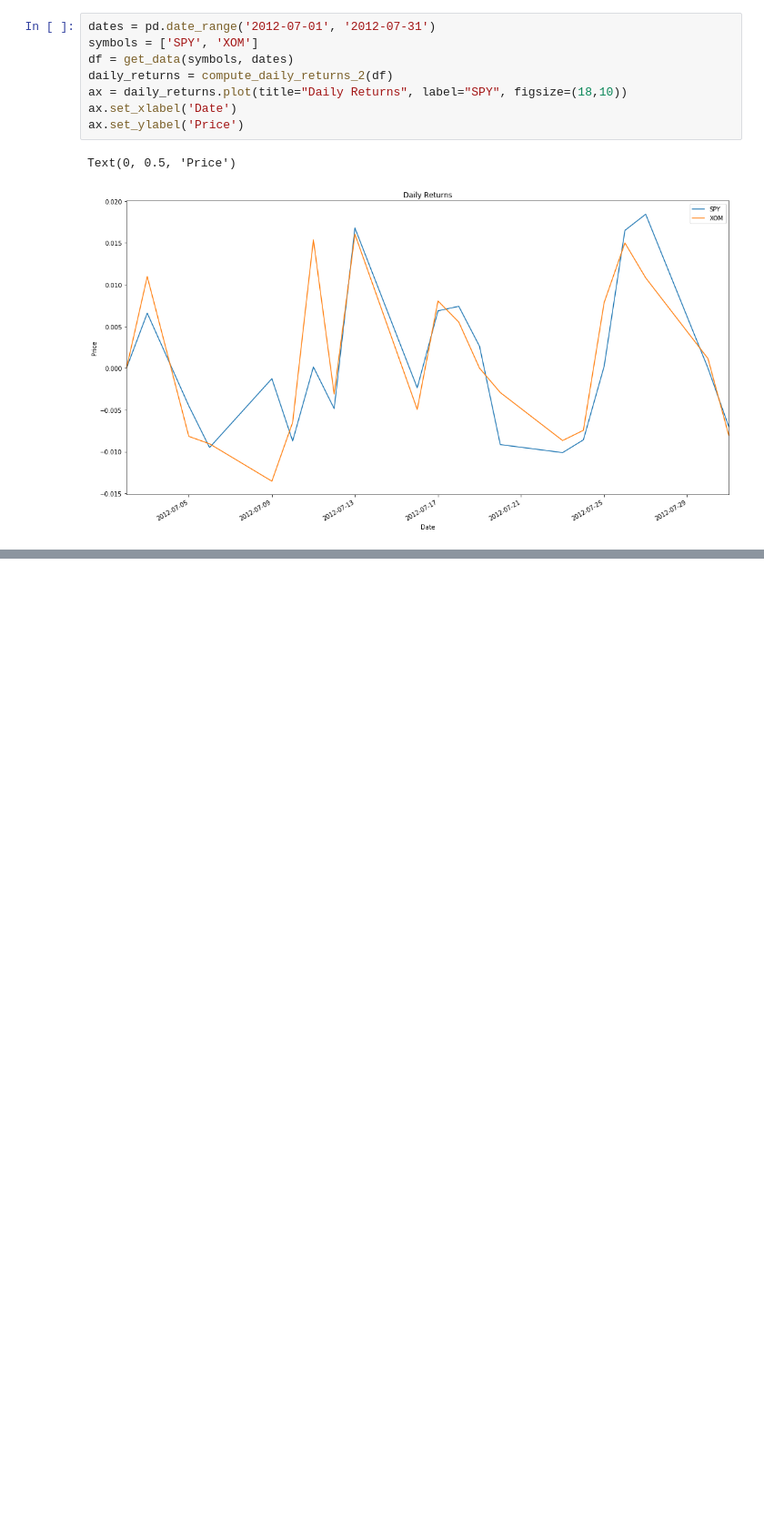
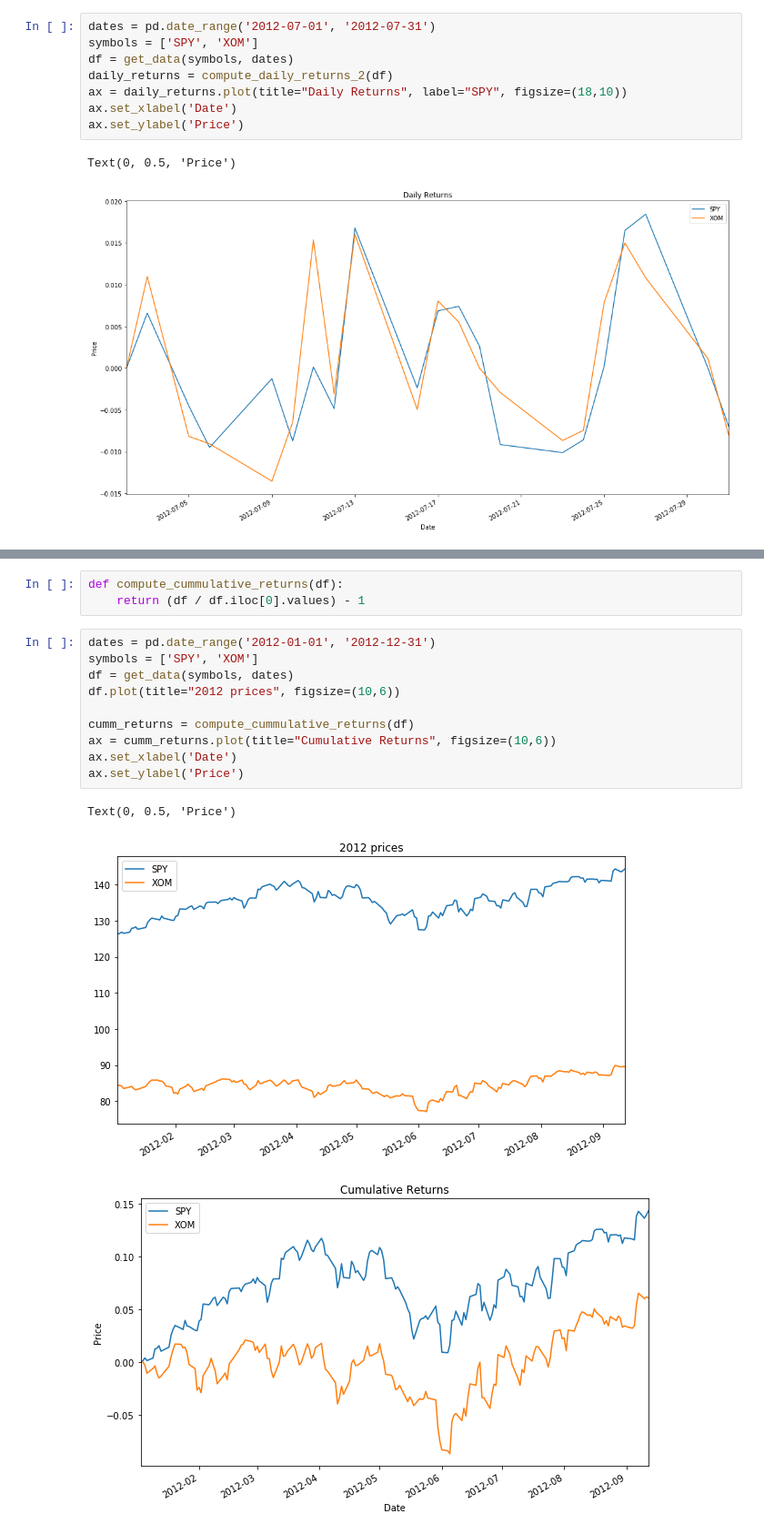
Before and after one commit to skharel/ML4T-Lecture-Notes, a Jupyter notebook: 1-4.ipynb, the cells around one changed output, grey strips where cells are left out. Shown at 91% size. Saved outputs shown, nothing was run; the diff lists cells and outputs as text; blank space fills up the shorter version.

```diff
--- a/1-4.ipynb
+++ b/1-4.ipynb
@@ -150,0 +155,17 @@ Text(0, 0.5, 'Price')
+# %%
+def compute_cummulative_returns(df):
+    return (df / df.iloc[0].values) - 1
+# %%
+dates = pd.date_range('2012-01-01', '2012-12-31')
+symbols = ['SPY', 'XOM']
+df = get_data(symbols, dates)
+df.plot(title="2012 prices", figsize=(10,6))
+
+cumm_returns = compute_cummulative_returns(df)
+ax = cumm_returns.plot(title="Cumulative Returns", figsize=(10,6))
+ax.set_xlabel('Date')
+ax.set_ylabel('Price')
+# %% [output]
+Text(0, 0.5, 'Price')
+[figure, added]
+[figure, added]
```
Also changed, not shown: parts of 1 cell of this notebook, 1 other file.
